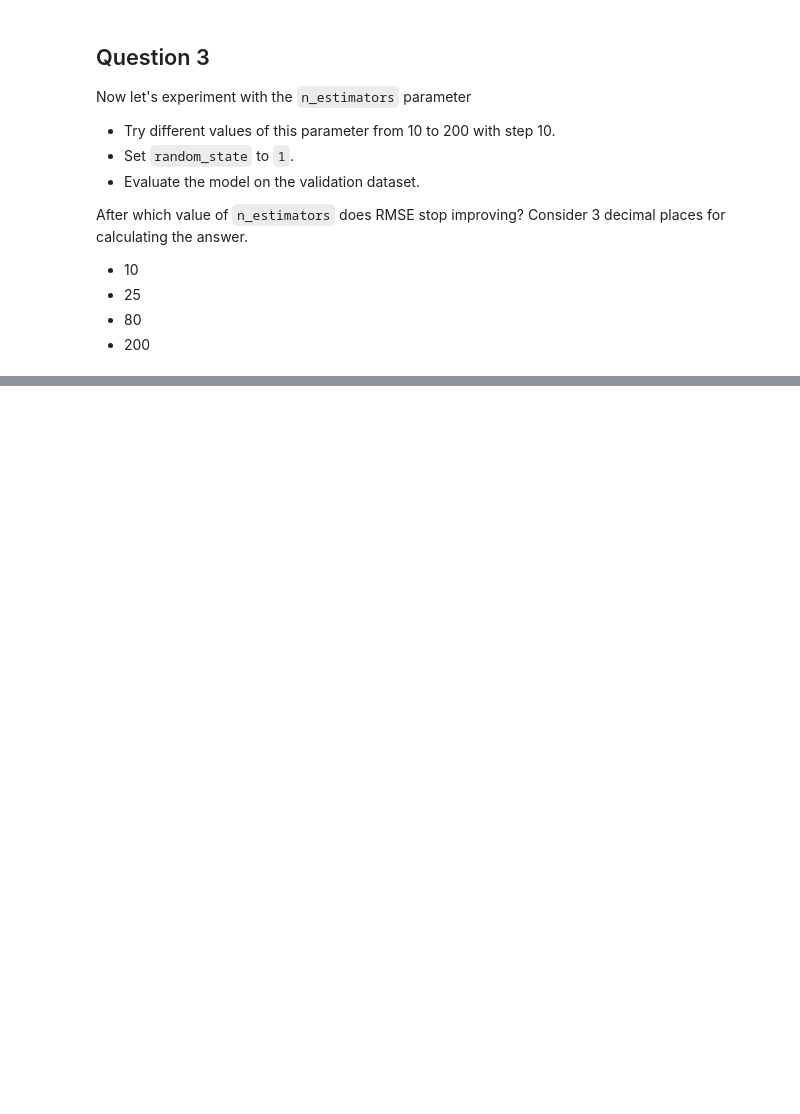
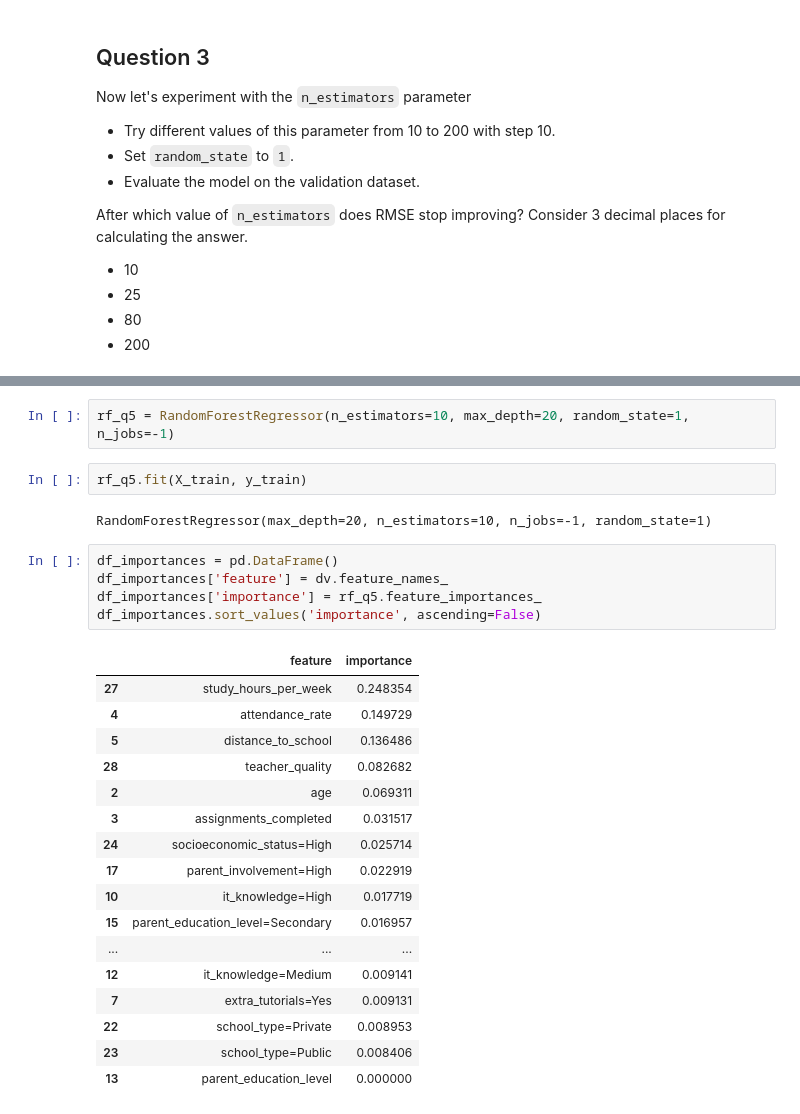
Before and after one commit to DRPproton/ml-zoomcamp_2024, a Jupyter notebook: week-6/hw-week-6.ipynb, the cells around one changed output, grey strips where cells are left out. Saved outputs shown, nothing was run; the diff lists cells and outputs as text; blank space fills up the shorter version.

```diff
--- a/week-6/hw-week-6.ipynb
+++ b/week-6/hw-week-6.ipynb
@@ -173,0 +279,29 @@ Consider 3 decimal places for calculating the answer.
+# %%
+rf_q5 = RandomForestRegressor(n_estimators=10, max_depth=20, random_state=1, n_jobs=-1)
+# %%
+rf_q5.fit(X_train, y_train)
+# %% [output]
+RandomForestRegressor(max_depth=20, n_estimators=10, n_jobs=-1, random_state=1)
+# %%
+df_importances = pd.DataFrame()
+df_importances['feature'] = dv.feature_names_
+df_importances['importance'] = rf_q5.feature_importances_
+df_importances.sort_values('importance', ascending=False)
+# %% [output]
+|  | feature | importance |
+| 27 | study_hours_per_week | 0.248354 |
+| 4 | attendance_rate | 0.149729 |
+| 5 | distance_to_school | 0.136486 |
+| 28 | teacher_quality | 0.082682 |
+| 2 | age | 0.069311 |
+| 3 | assignments_completed | 0.031517 |
+| 24 | socioeconomic_status=High | 0.025714 |
+| 17 | parent_involvement=High | 0.022919 |
+| 10 | it_knowledge=High | 0.017719 |
+| 15 | parent_education_level=Secondary | 0.016957 |
+| ... | ... | ... |
+| 12 | it_knowledge=Medium | 0.009141 |
+| 7 | extra_tutorials=Yes | 0.009131 |
+| 22 | school_type=Private | 0.008953 |
+| 23 | school_type=Public | 0.008406 |
+| 13 | parent_education_level | 0.000000 |
```
Also changed, not shown: parts of 8 cells of this notebook.
